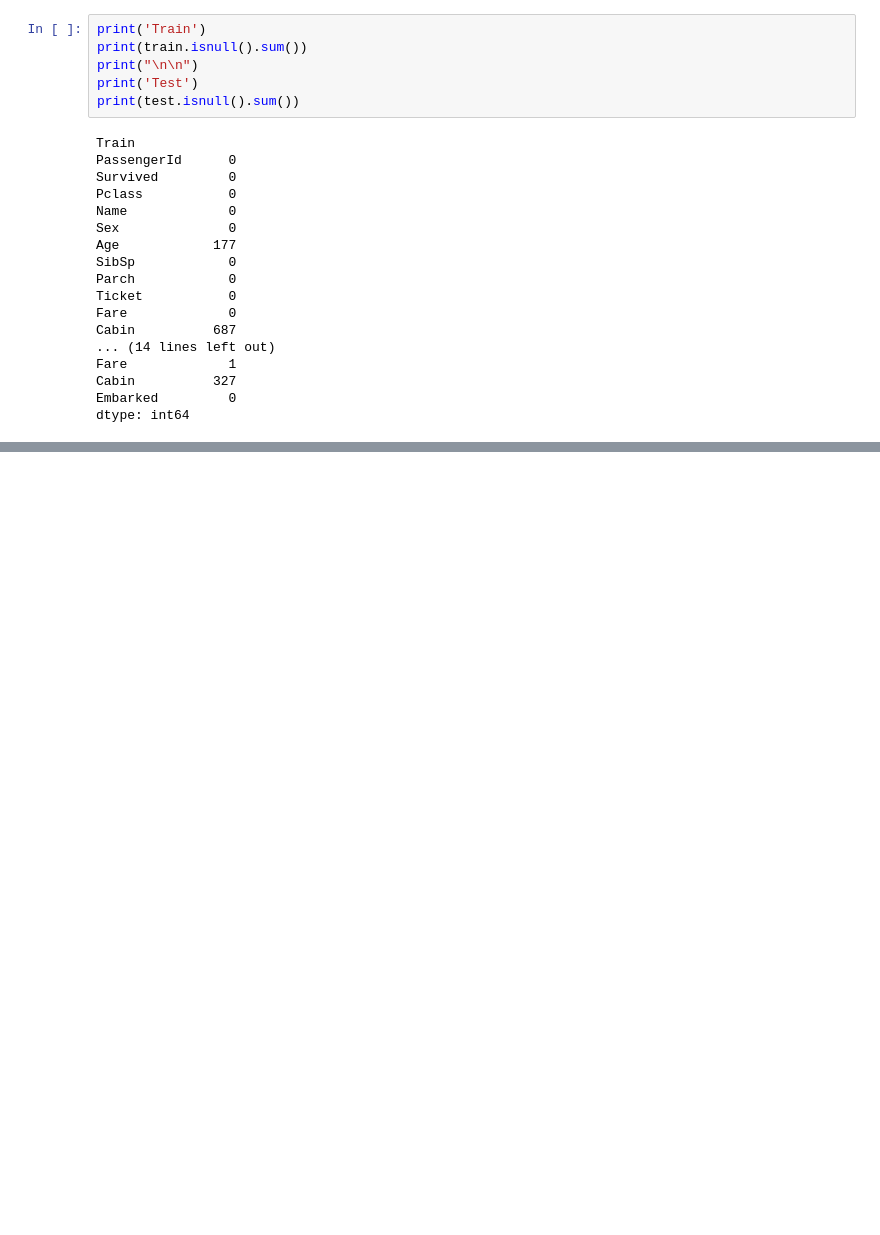
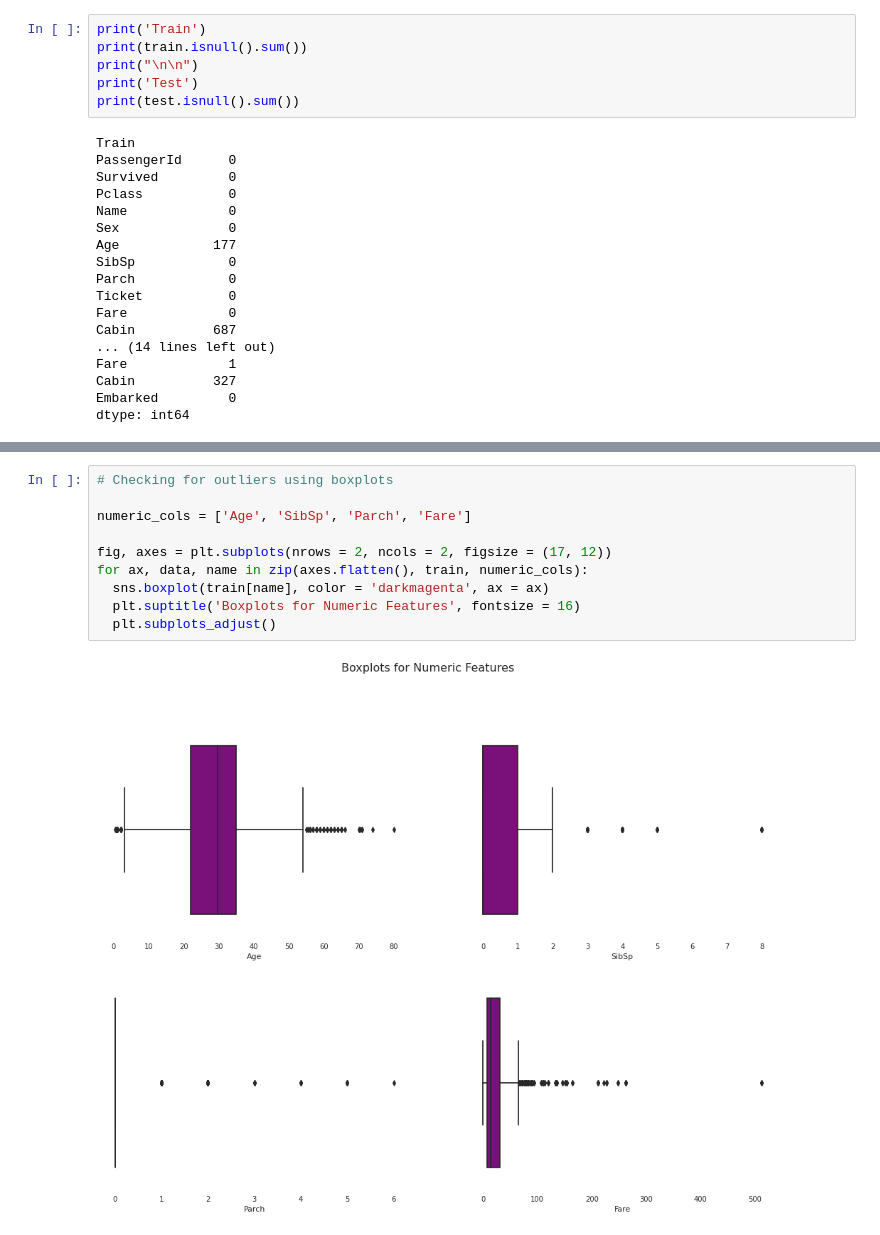
Before and after one commit to WinnieAnyoso/KNN_NaiveBayes, a Jupyter notebook: W9_KNN.ipynb, the cells around one changed output, grey strips where cells are left out. Saved outputs shown, nothing was run; the diff lists cells and outputs as text; blank space fills up the shorter version.

```diff
--- a/W9_KNN.ipynb
+++ b/W9_KNN.ipynb
@@ -164,0 +208,12 @@ train.sample(2)
+# %%
+# Checking for outliers using boxplots
+
+numeric_cols = ['Age', 'SibSp', 'Parch', 'Fare']
+
+fig, axes = plt.subplots(nrows = 2, ncols = 2, figsize = (17, 12))
+for ax, data, name in zip(axes.flatten(), train, numeric_cols):
+  sns.boxplot(train[name], color = 'darkmagenta', ax = ax)
+  plt.suptitle('Boxplots for Numeric Features', fontsize = 16)
+  plt.subplots_adjust()
+# %% [output]
+[figure, added]
```
Also changed, not shown: parts of 17 cells of this notebook.
